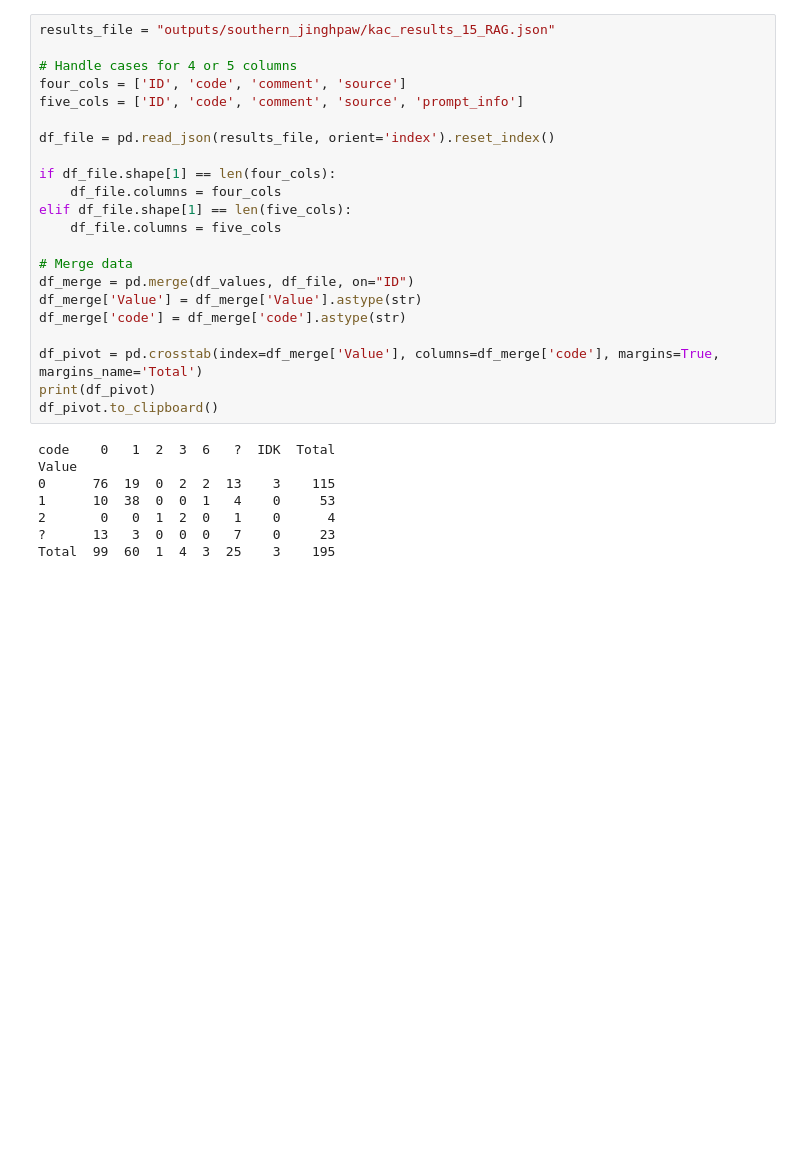
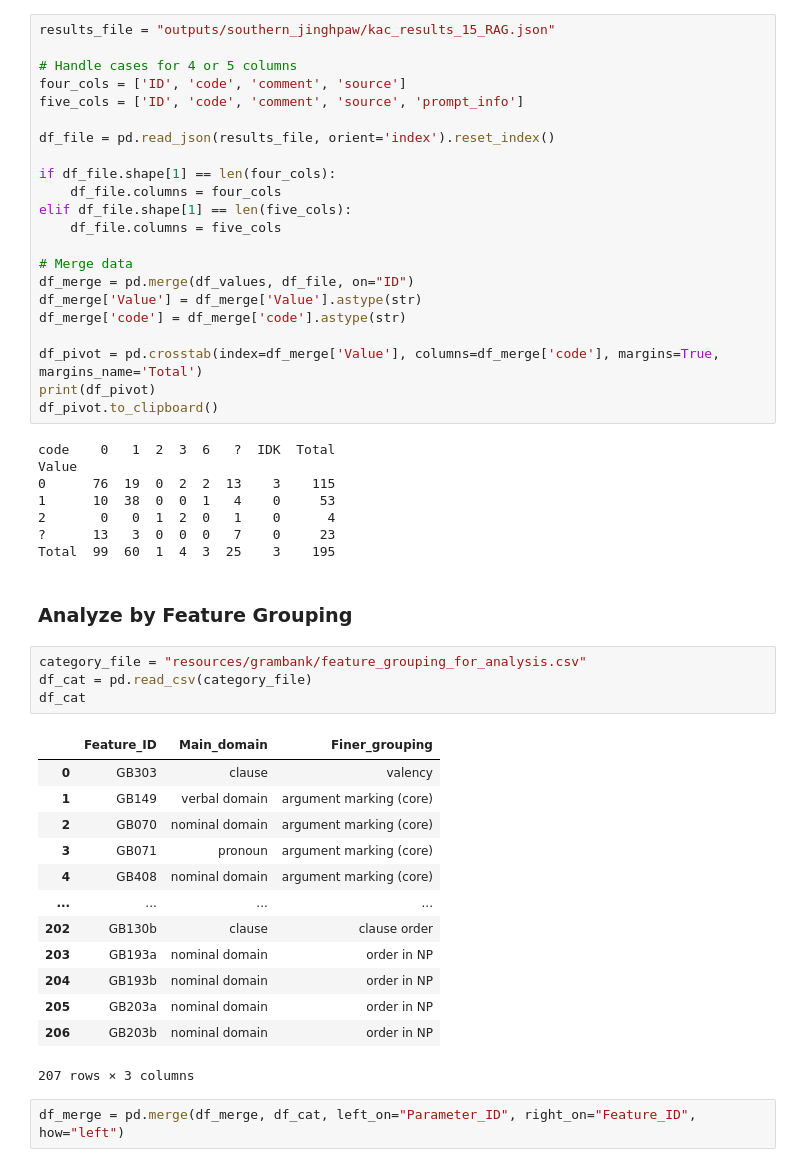
Before and after one commit to jonathanhus/gram_features, a Jupyter notebook: grambank-eval.ipynb, the cells around one changed output. Cells and saved outputs as stored; diff of their text form; blank space fills up the shorter version.

Commit message:
Added feature groupings

```diff
--- a/grambank-eval.ipynb
+++ b/grambank-eval.ipynb
@@ -351,3 +338,25 @@ Value
 2       0   0  1  2  0   1    0      4
 ?      13   3  0  0  0   7    0     23
 Total  99  60  1  4  3  25    3    195
+# %% [markdown]
+### Analyze by Feature Grouping
+# %%
+category_file = "resources/grambank/feature_grouping_for_analysis.csv"
+df_cat = pd.read_csv(category_file)
+df_cat
+# %% [output]
+|  | Feature_ID | Main_domain | Finer_grouping |
+| 0 | GB303 | clause | valency |
+| 1 | GB149 | verbal domain | argument marking (core) |
+| 2 | GB070 | nominal domain | argument marking (core) |
+| 3 | GB071 | pronoun | argument marking (core) |
+| 4 | GB408 | nominal domain | argument marking (core) |
+| ... | ... | ... | ... |
+| 202 | GB130b | clause | clause order |
+| 203 | GB193a | nominal domain | order in NP |
+| 204 | GB193b | nominal domain | order in NP |
+| 205 | GB203a | nominal domain | order in NP |
+| 206 | GB203b | nominal domain | order in NP |
+207 rows × 3 columns
+# %%
+df_merge = pd.merge(df_merge, df_cat, left_on="Parameter_ID", right_on="Feature_ID", how="left")
```
Also changed, not shown: parts of 3 cells of this notebook, 1 other file.
